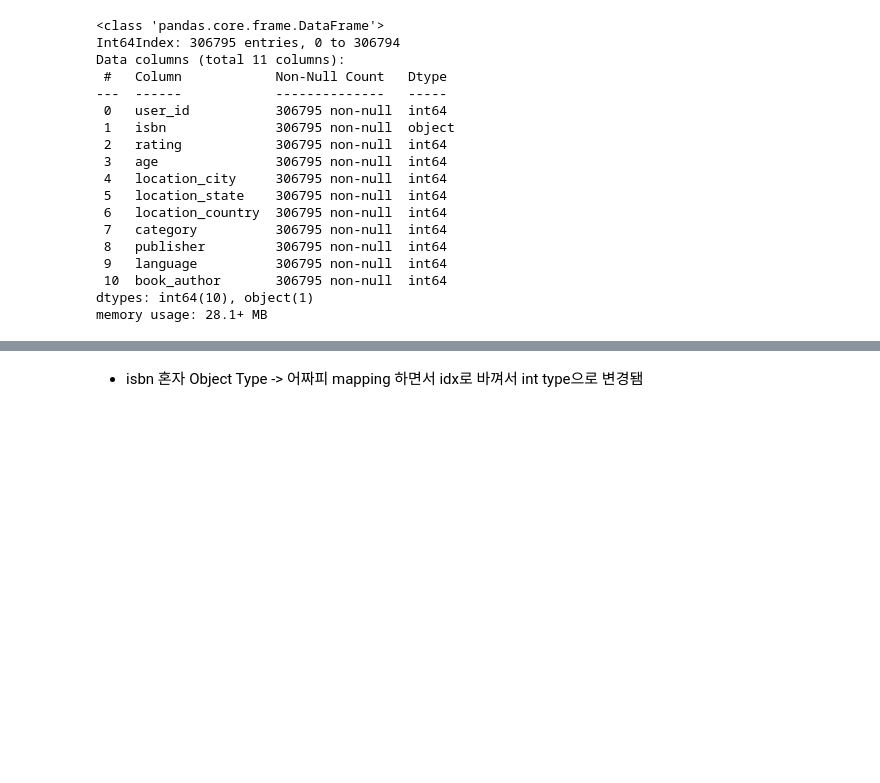
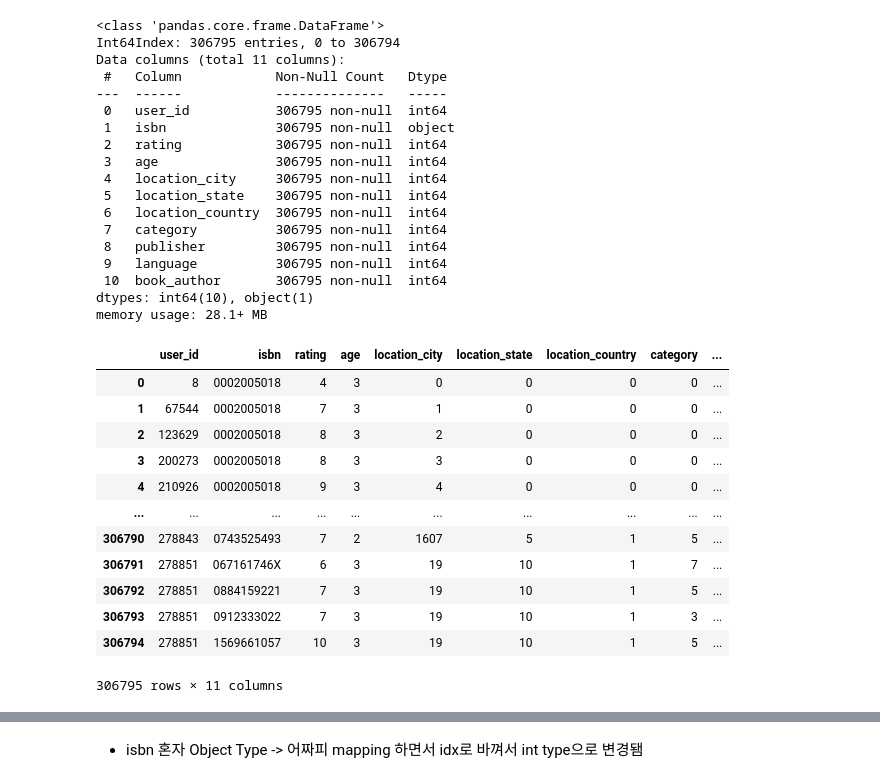
Before and after one commit to boostcampaitech4recsys2/level1_bookratingprediction_recsys-level1-recsys-06, a Jupyter notebook: EDA/EDA-LJH.ipynb, the cells around one changed output, grey strips where cells are left out. Drawn from its saved outputs; the diff is of its cells as text; code cells hidden in the pictures; blank space fills up the shorter version.

```diff
--- a/EDA/EDA-LJH.ipynb
+++ b/EDA/EDA-LJH.ipynb
@@ -386,3 +419,19 @@ Data columns (total 11 columns):
  10  book_author       306795 non-null  int64
 dtypes: int64(10), object(1)
 memory usage: 28.1+ MB
+# %%
+train_df.reset_index(drop = True)
+# %% [output]
+|  | user_id | isbn | rating | age | location_city | location_state | location_country | category | ... |
+| 0 | 8 | 0002005018 | 4 | 3 | 0 | 0 | 0 | 0 | ... |
+| 1 | 67544 | 0002005018 | 7 | 3 | 1 | 0 | 0 | 0 | ... |
+| 2 | 123629 | 0002005018 | 8 | 3 | 2 | 0 | 0 | 0 | ... |
+| 3 | 200273 | 0002005018 | 8 | 3 | 3 | 0 | 0 | 0 | ... |
+| 4 | 210926 | 0002005018 | 9 | 3 | 4 | 0 | 0 | 0 | ... |
+| ... | ... | ... | ... | ... | ... | ... | ... | ... | ... |
+| 306790 | 278843 | 0743525493 | 7 | 2 | 1607 | 5 | 1 | 5 | ... |
+| 306791 | 278851 | 067161746X | 6 | 3 | 19 | 10 | 1 | 7 | ... |
+| 306792 | 278851 | 0884159221 | 7 | 3 | 19 | 10 | 1 | 5 | ... |
+| 306793 | 278851 | 0912333022 | 7 | 3 | 19 | 10 | 1 | 3 | ... |
+| 306794 | 278851 | 1569661057 | 10 | 3 | 19 | 10 | 1 | 5 | ... |
+306795 rows × 11 columns
```
Also changed, not shown: parts of 5 cells of this notebook, 8 other files.
